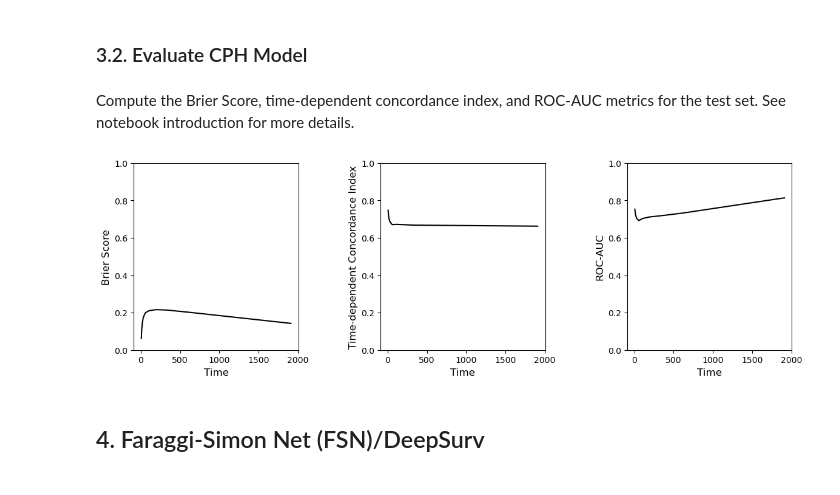
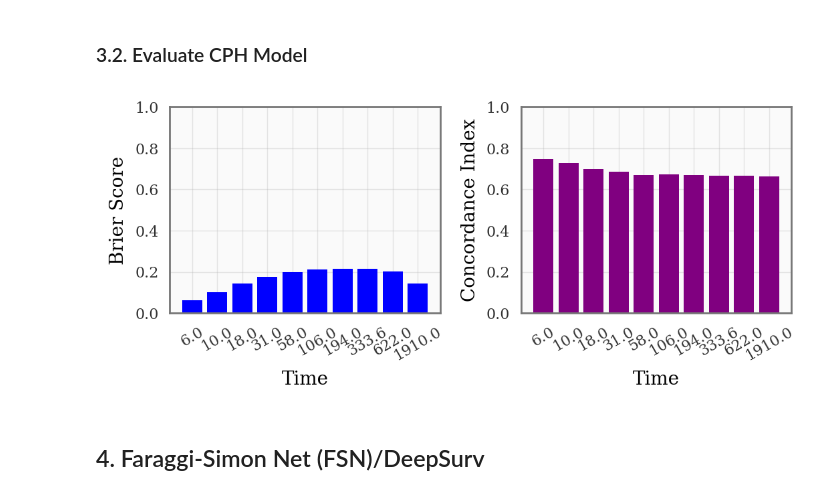
Before and after one commit to autonlab/auton-survival, a Jupyter notebook: examples/Survival Regression with Auton-Survival.ipynb, the cells around one changed output. Cells and saved outputs as stored; diff of their text form; code cells hidden in the pictures.

```diff
--- a/examples/Survival Regression with Auton-Survival.ipynb
+++ b/examples/Survival Regression with Auton-Survival.ipynb
@@ -214,3 +145,13 @@ et_te = np.array([(y_te.event.values[i], y_te.time.values[i]) for i in range(len
+# %%
+from auton_survival.preprocessing import Preprocessor
+
+# Fit the imputer and scaler to the training data and transform the training, validation and test data
+preprocessor = Preprocessor(cat_feat_strat='ignore', num_feat_strat= 'mean')
+transformer = preprocessor.fit(features, cat_feats=cat_feats, num_feats=num_feats,
+                                one_hot=True, fill_value=-1)
+x_tr = transformer.transform(x_tr)
+x_val = transformer.transform(x_val)
+x_te = transformer.transform(x_te)
 # %% [markdown]
 <a id="cph"></a>
 ## 3. Cox Proportional Hazards (CPH)
@@ -225,12 +166,11 @@ et_te = np.array([(y_te.event.values[i], y_te.time.values[i]) for i in range(len
 ### 3.1. Fit CPH Model
 # %%
 from auton_survival.estimators import SurvivalModel
+from auton_survival.metrics import survival_regression_metric
 from sklearn.model_selection import ParameterGrid
-from sksurv.metrics import integrated_brier_score
 
 # Define parameters for tuning the model
 param_grid = {'l2' : [1e-3, 1e-4]}
-
 params = ParameterGrid(param_grid)
 
 # Define the times for tuning the model hyperparameters and for evaluating the model
@@ -239,33 +179,38 @@ times = np.quantile(y_tr['time'][y_tr['event']==1], np.linspace(0.1, 1, 10)).tol
 # Perform hyperparameter tuning
 models = []
 for param in params:
-    model = SurvivalModel('cph', random_seed=0, hyperparams=param)
+    model = SurvivalModel('cph')
 
     # The fit method is called to train the model
     fitted_model = model.fit(x_tr, y_tr)
 
-    out_survival = fitted_model.predict_survival(x_val, times)
-    ibs = integrated_brier_score(et_tr, et_val, out_survival, times)
-    models.append([ibs, fitted_model])
+    # Obtain survival probabilities for validation set and compute the Brier Score
+    predictions_val = fitted_model.predict_survival(x_val, times)
+    metric_val = survival_regression_metric('brs', y_tr, y_val, predictions_val, times)
+    models.append([np.mean(metric_val), fitted_model])
 
-min_brs = min([i[0] for i in models])
-min_idx = np.where([i[0] for i in models] == min_brs)[0][0]
-
-# Select the best model based on the metric values computed for the validation set
-best_model = models[int(min_idx)][1]
+# Select the best model based on the mean metric value computed for the validation set
+metric_vals = [i[0] for i in models]
+first_min_idx = metric_vals.index(min(metric_vals))
+model = models[first_min_idx][1]
 # %% [markdown]
 <a id="evalcph"></a>
 ### 3.2. Evaluate CPH Model
-# %% [markdown]
-Compute the Brier Score, time-dependent concordance index, and ROC-AUC metrics for the test set. See notebook introduction for more details.
-# %%
-from estimators_demo_utils import compute_performance_metrics, plot_performance_metrics
-
-metric_vals = compute_performance_metrics(best_model, et_tr, x_te, et_te, times)
-
-plot_performance_metrics(metric_vals, times)
-# %% [output]
-[figure, removed]
+# %%
+from estimators_demo_utils import plot_performance_metrics
+
+# Obtain survival probabilities for test set
+predictions_te = model.predict_survival(x_te, times)
+
+# Compute the Brier Score and time-dependent concordance index for the test set to assess model performance
+results = dict()
+results['Brier Score'] = survival_regression_metric('brs', outcomes_train=y_tr, outcomes_test=y_te,
+                                                    predictions=predictions_te, times=times)
+results['Concordance Index'] = survival_regression_metric('ctd', outcomes_train=y_tr, outcomes_test=y_te,
+                                                    predictions=predictions_te, times=times)
+plot_performance_metrics(results, times)
+# %% [output]
+[figure, added]
 # %% [markdown]
 <a id="fsn"></a>
 ## 4. Faraggi-Simon Net (FSN)/DeepSurv
```
Also changed, not shown: parts of 29 cells of this notebook, 10 other files.
